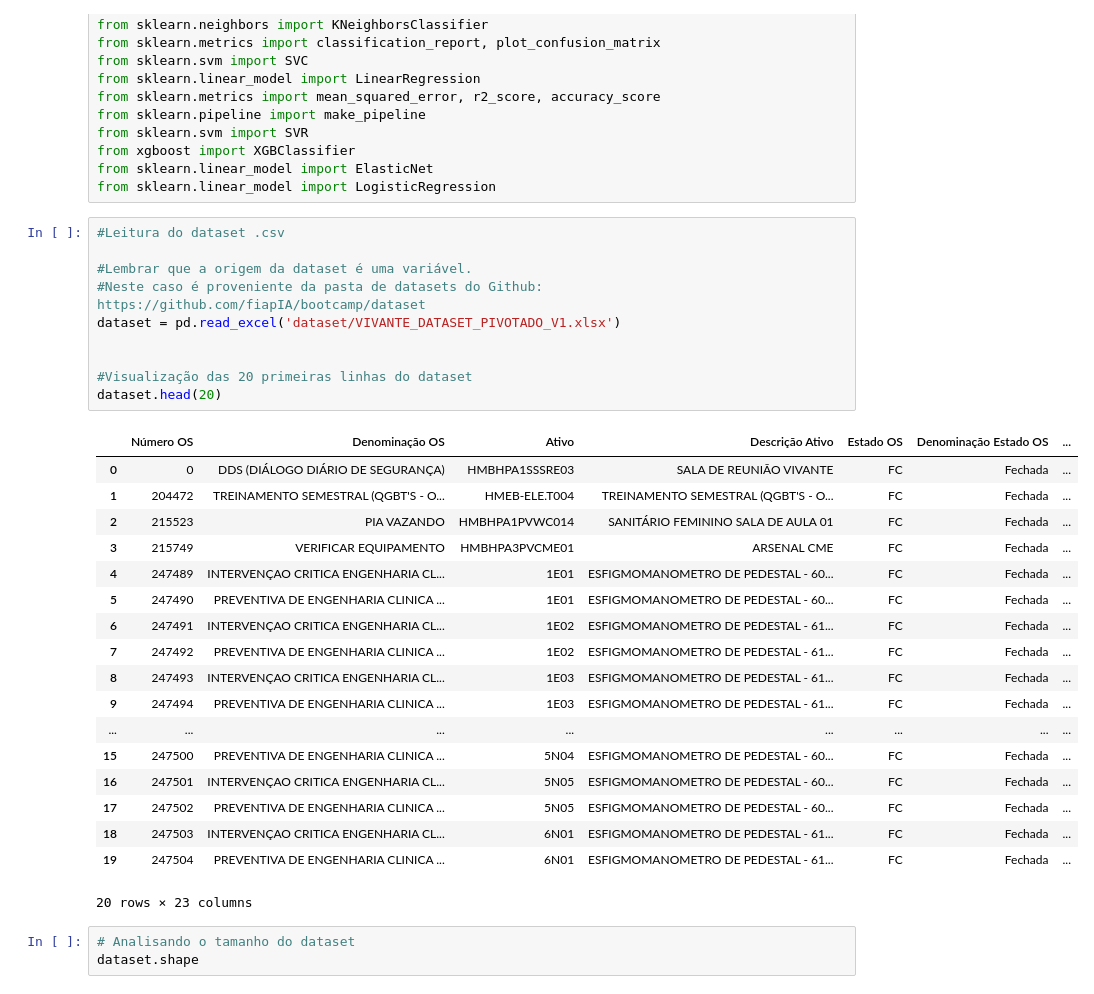
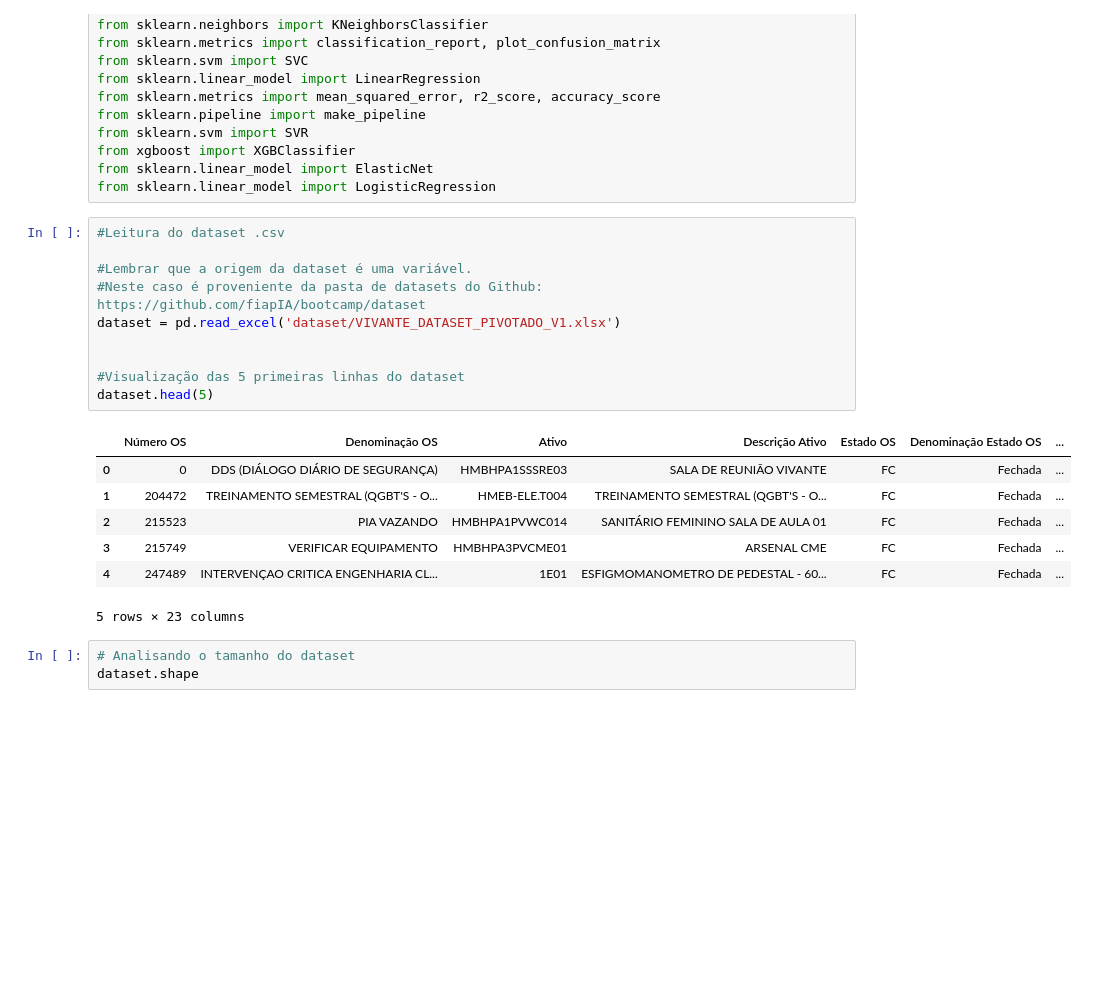
Before and after one commit to fiapIA/bootcamp, a Jupyter notebook: Bootcamp_Vivante_FJMT.ipynb, the cells around one changed output. Saved outputs shown, nothing was run; the diff lists cells and outputs as text; blank space fills up the shorter version.

```diff
--- a/Bootcamp_Vivante_FJMT.ipynb
+++ b/Bootcamp_Vivante_FJMT.ipynb
@@ -42,32 +42,21 @@ from sklearn.linear_model import LogisticRegression
 # %%
 #Leitura do dataset .csv
 
 #Lembrar que a origem da dataset é uma variável.
 #Neste caso é proveniente da pasta de datasets do Github: https://github.com/fiapIA/bootcamp/dataset
 dataset = pd.read_excel('dataset/VIVANTE_DATASET_PIVOTADO_V1.xlsx')
 
 
-#Visualização das 20 primeiras linhas do dataset
-dataset.head(20)
+#Visualização das 5 primeiras linhas do dataset
+dataset.head(5)
 # %% [output]
 |  | Número OS | Denominação OS | Ativo | Descrição Ativo | Estado OS | Denominação Estado OS | ... |
 | 0 | 0 | DDS (DIÁLOGO DIÁRIO DE SEGURANÇA) | HMBHPA1SSSRE03 | SALA DE REUNIÃO VIVANTE | FC | Fechada | ... |
 | 1 | 204472 | TREINAMENTO SEMESTRAL (QGBT'S - O... | HMEB-ELE.T004 | TREINAMENTO SEMESTRAL (QGBT'S - O... | FC | Fechada | ... |
 | 2 | 215523 | PIA VAZANDO | HMBHPA1PVWC014 | SANITÁRIO FEMININO SALA DE AULA 01 | FC | Fechada | ... |
 | 3 | 215749 | VERIFICAR EQUIPAMENTO | HMBHPA3PVCME01 | ARSENAL CME | FC | Fechada | ... |
 | 4 | 247489 | INTERVENÇAO CRITICA ENGENHARIA CL... | 1E01 | ESFIGMOMANOMETRO DE PEDESTAL - 60... | FC | Fechada | ... |
-| 5 | 247490 | PREVENTIVA DE ENGENHARIA CLINICA ... | 1E01 | ESFIGMOMANOMETRO DE PEDESTAL - 60... | FC | Fechada | ... |
-| 6 | 247491 | INTERVENÇAO CRITICA ENGENHARIA CL... | 1E02 | ESFIGMOMANOMETRO DE PEDESTAL - 61... | FC | Fechada | ... |
-| 7 | 247492 | PREVENTIVA DE ENGENHARIA CLINICA ... | 1E02 | ESFIGMOMANOMETRO DE PEDESTAL - 61... | FC | Fechada | ... |
-| 8 | 247493 | INTERVENÇAO CRITICA ENGENHARIA CL... | 1E03 | ESFIGMOMANOMETRO DE PEDESTAL - 61... | FC | Fechada | ... |
-| 9 | 247494 | PREVENTIVA DE ENGENHARIA CLINICA ... | 1E03 | ESFIGMOMANOMETRO DE PEDESTAL - 61... | FC | Fechada | ... |
-| ... | ... | ... | ... | ... | ... | ... | ... |
-| 15 | 247500 | PREVENTIVA DE ENGENHARIA CLINICA ... | 5N04 | ESFIGMOMANOMETRO DE PEDESTAL - 60... | FC | Fechada | ... |
-| 16 | 247501 | INTERVENÇAO CRITICA ENGENHARIA CL... | 5N05 | ESFIGMOMANOMETRO DE PEDESTAL - 60... | FC | Fechada | ... |
-| 17 | 247502 | PREVENTIVA DE ENGENHARIA CLINICA ... | 5N05 | ESFIGMOMANOMETRO DE PEDESTAL - 60... | FC | Fechada | ... |
-| 18 | 247503 | INTERVENÇAO CRITICA ENGENHARIA CL... | 6N01 | ESFIGMOMANOMETRO DE PEDESTAL - 61... | FC | Fechada | ... |
-| 19 | 247504 | PREVENTIVA DE ENGENHARIA CLINICA ... | 6N01 | ESFIGMOMANOMETRO DE PEDESTAL - 61... | FC | Fechada | ... |
-20 rows × 23 columns
+5 rows × 23 columns
 # %%
 # Analisando o tamanho do dataset
 dataset.shape
```
Also changed, not shown: parts of 19 cells of this notebook.
